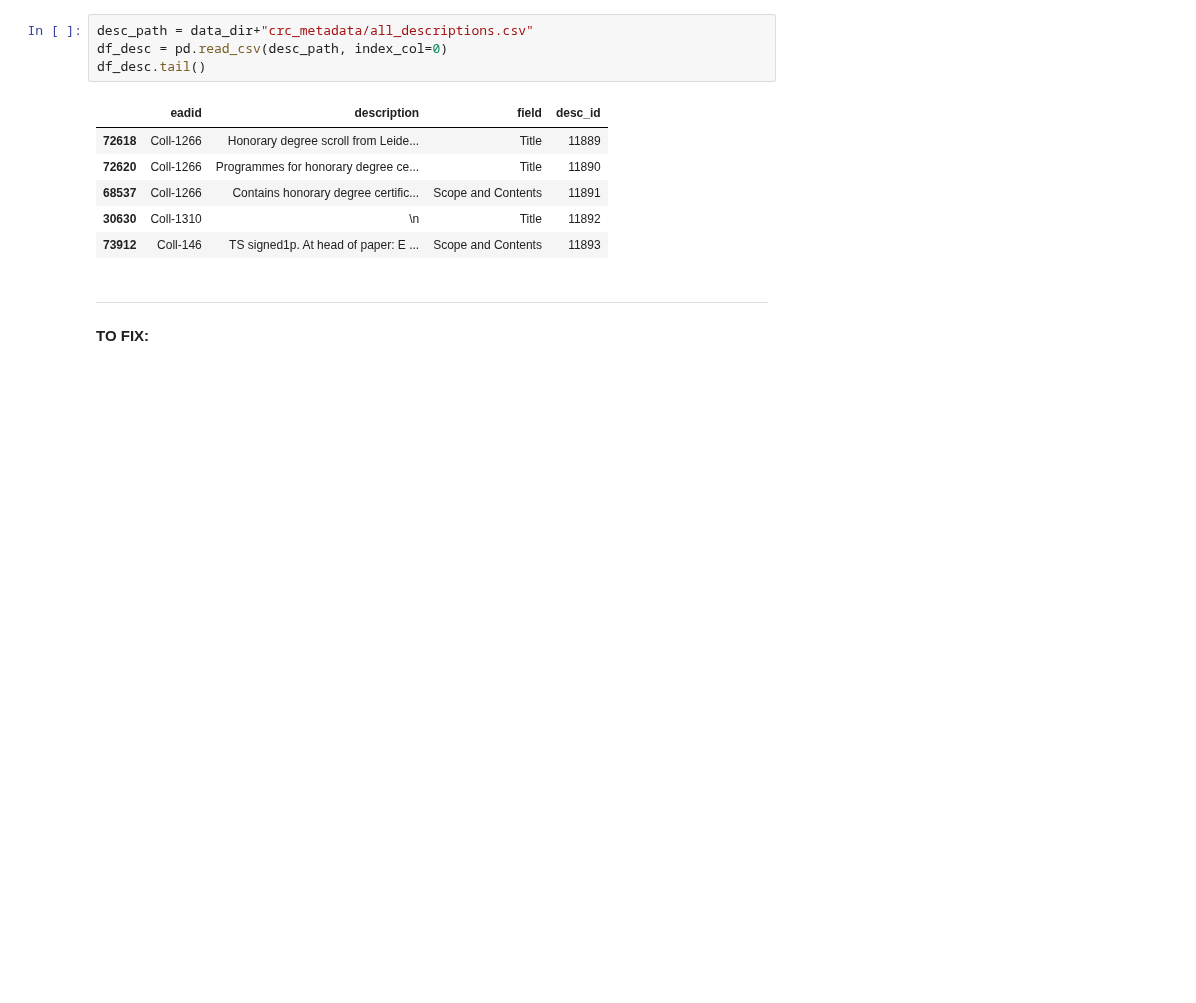
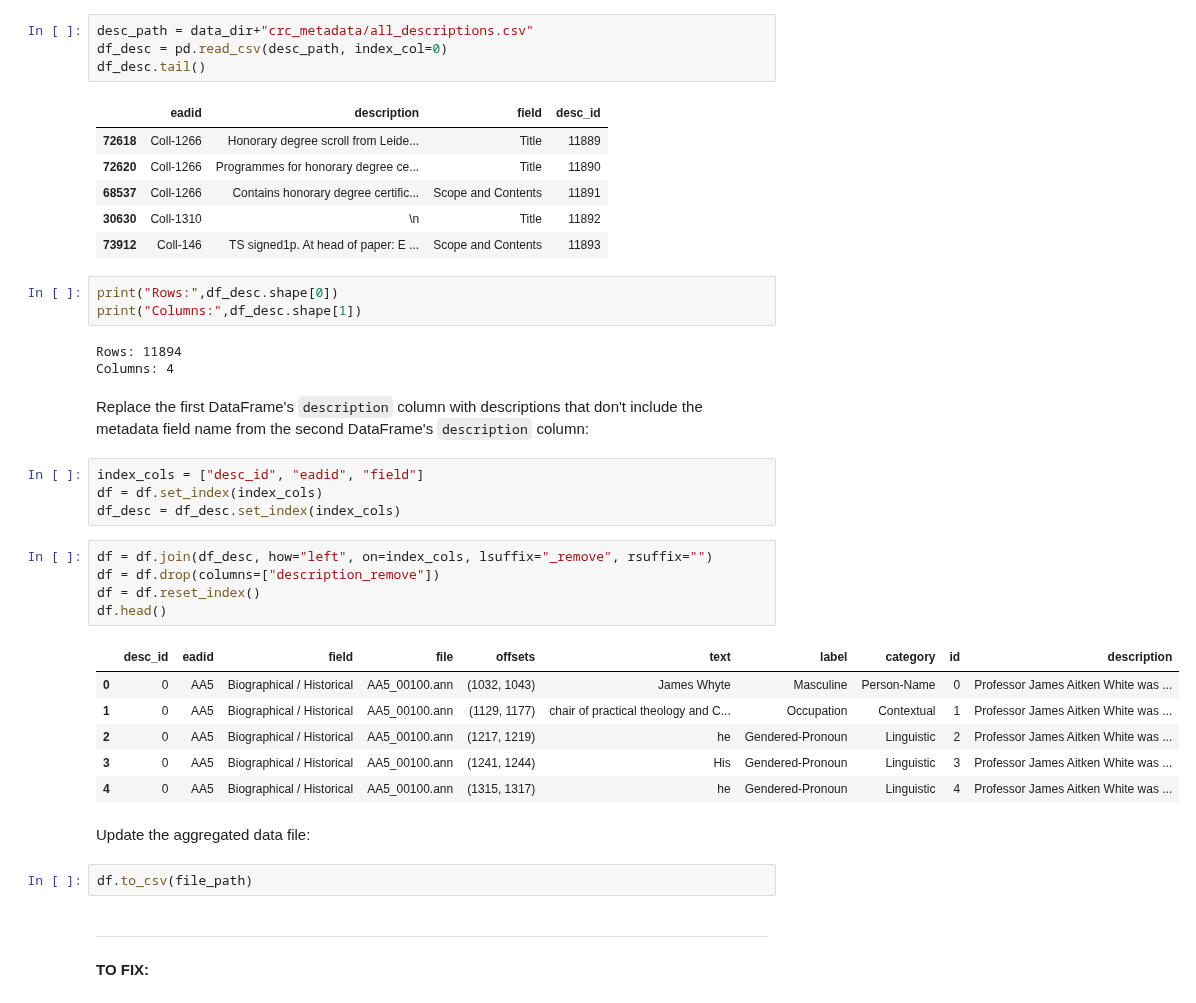
Before and after one commit to thegoose20/gender-bias, a Jupyter notebook: analysis/Analysis_GenderedPronounsRoles.ipynb, the cells around one changed output. Cells and saved outputs as stored; diff of their text form; blank space fills up the shorter version.

```diff
--- a/analysis/Analysis_GenderedPronounsRoles.ipynb
+++ b/analysis/Analysis_GenderedPronounsRoles.ipynb
@@ -62,6 +62,34 @@ df_desc.tail()
 | 68537 | Coll-1266 | Contains honorary degree certific... | Scope and Contents | 11891 |
 | 30630 | Coll-1310 | \n | Title | 11892 |
 | 73912 | Coll-146 | TS signed1p. At head of paper: E ... | Scope and Contents | 11893 |
+# %%
+print("Rows:",df_desc.shape[0])
+print("Columns:",df_desc.shape[1])
+# %% [output]
+Rows: 11894
+Columns: 4
+# %% [markdown]
+Replace the first DataFrame's `description` column with descriptions that don't include the metadata field name from the second DataFrame's `description` column:
+# %%
+index_cols = ["desc_id", "eadid", "field"]
+df = df.set_index(index_cols)
+df_desc = df_desc.set_index(index_cols)
+# %%
+df = df.join(df_desc, how="left", on=index_cols, lsuffix="_remove", rsuffix="")
+df = df.drop(columns=["description_remove"])
+df = df.reset_index()
+df.head()
+# %% [output]
+|  | desc_id | eadid | field | file | offsets | text | label | category | id | description |
+| 0 | 0 | AA5 | Biographical / Historical | AA5_00100.ann | (1032, 1043) | James Whyte | Masculine | Person-Name | 0 | Professor James Aitken White was ... |
+| 1 | 0 | AA5 | Biographical / Historical | AA5_00100.ann | (1129, 1177) | chair of practical theology and C... | Occupation | Contextual | 1 | Professor James Aitken White was ... |
+| 2 | 0 | AA5 | Biographical / Historical | AA5_00100.ann | (1217, 1219) | he | Gendered-Pronoun | Linguistic | 2 | Professor James Aitken White was ... |
+| 3 | 0 | AA5 | Biographical / Historical | AA5_00100.ann | (1241, 1244) | His | Gendered-Pronoun | Linguistic | 3 | Professor James Aitken White was ... |
+| 4 | 0 | AA5 | Biographical / Historical | AA5_00100.ann | (1315, 1317) | he | Gendered-Pronoun | Linguistic | 4 | Professor James Aitken White was ... |
+# %% [markdown]
+Update the aggregated data file:
+# %%
+df.to_csv(file_path)
 # %% [markdown]
 ***
 
```
Also changed, not shown: parts of 13 cells of this notebook, 1 other file.
